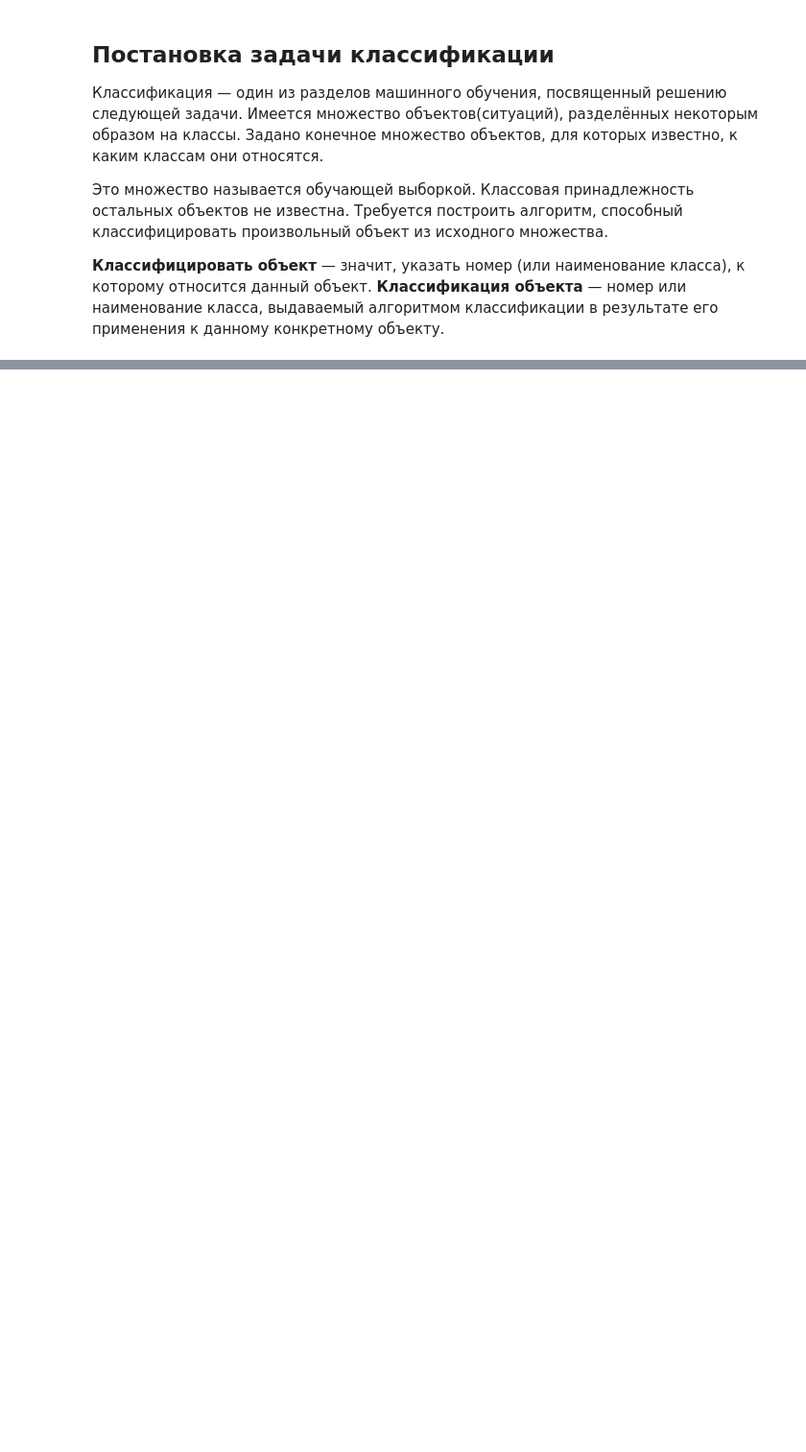
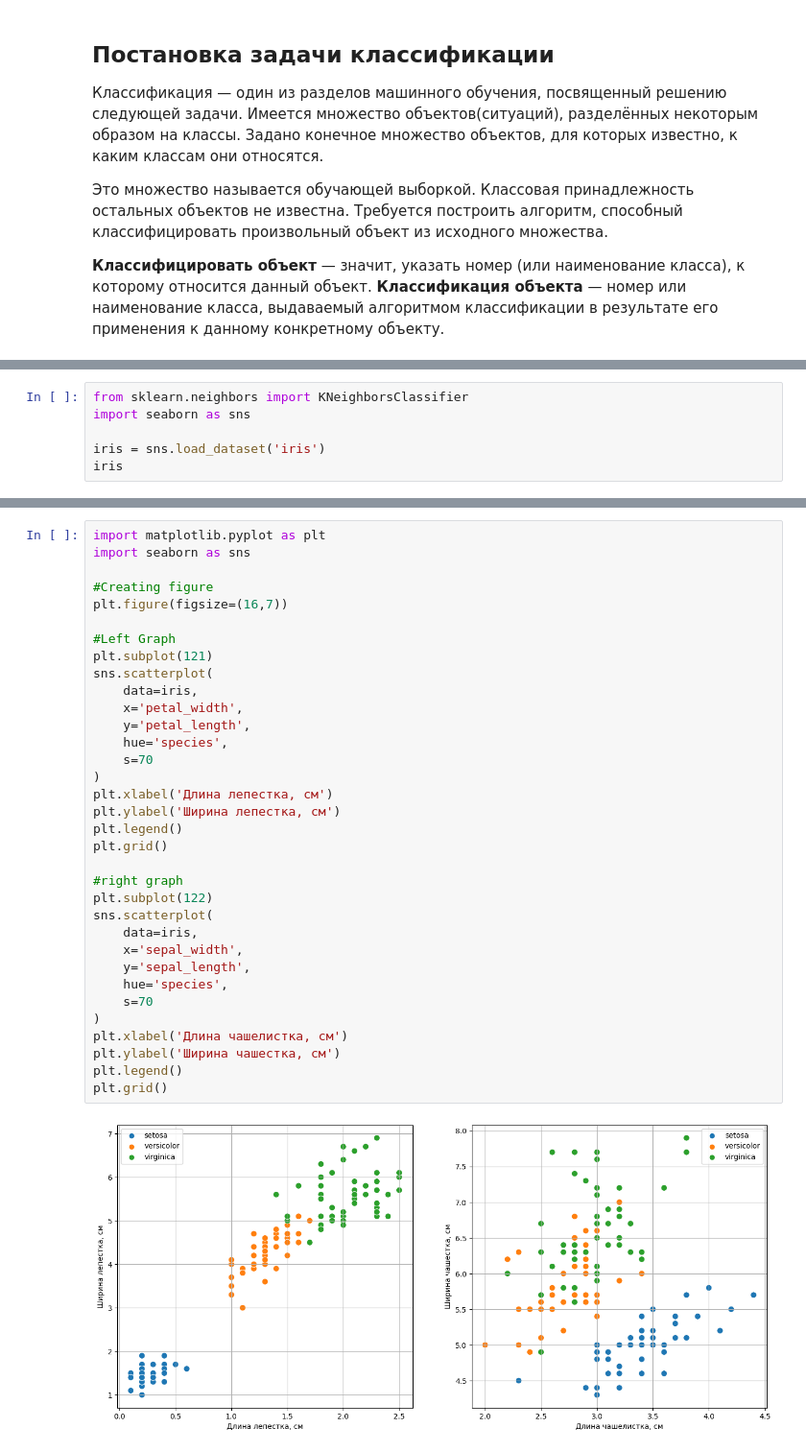
Before and after one commit to MintyRoma/AI_Course_1G, a Jupyter notebook: Tin_R_Workbook3.ipynb, the cells around one changed output, grey strips where cells are left out. Shown: that part at 96% size. Drawn from its saved outputs; the diff is of its cells as text; blank space fills up the shorter version.

```diff
--- a/Tin_R_Workbook3.ipynb
+++ b/Tin_R_Workbook3.ipynb
@@ -74,0 +358,6 @@ func(a='python')
+# %%
+from sklearn.neighbors import KNeighborsClassifier
+import seaborn as sns
+
+iris = sns.load_dataset('iris')
+iris
@@ -74,0 +383,36 @@ func(a='python')
+# %%
+import matplotlib.pyplot as plt
+import seaborn as sns
+
+#Creating figure
+plt.figure(figsize=(16,7))
+
+#Left Graph
+plt.subplot(121)
+sns.scatterplot(
+    data=iris,
+    x='petal_width',
+    y='petal_length',
+    hue='species',
+    s=70
+)
+plt.xlabel('Длина лепестка, см')
+plt.ylabel('Ширина лепестка, см')
+plt.legend()
+plt.grid()
+
+#right graph
+plt.subplot(122)
+sns.scatterplot(
+    data=iris,
+    x='sepal_width',
+    y='sepal_length',
+    hue='species',
+    s=70
+)
+plt.xlabel('Длина чашелистка, см')
+plt.ylabel('Ширина чашестка, см')
+plt.legend()
+plt.grid()
+# %% [output]
+[figure, added]
```
Also changed, not shown: parts of 47 cells of this notebook, 7 other files.
